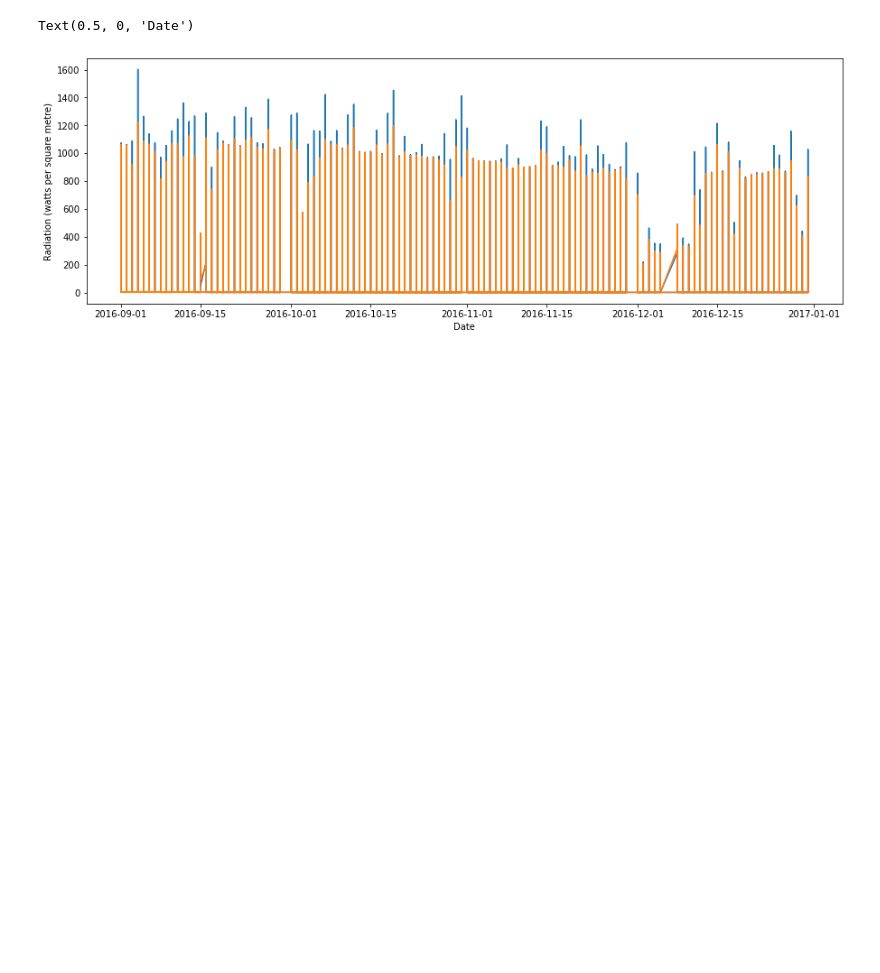
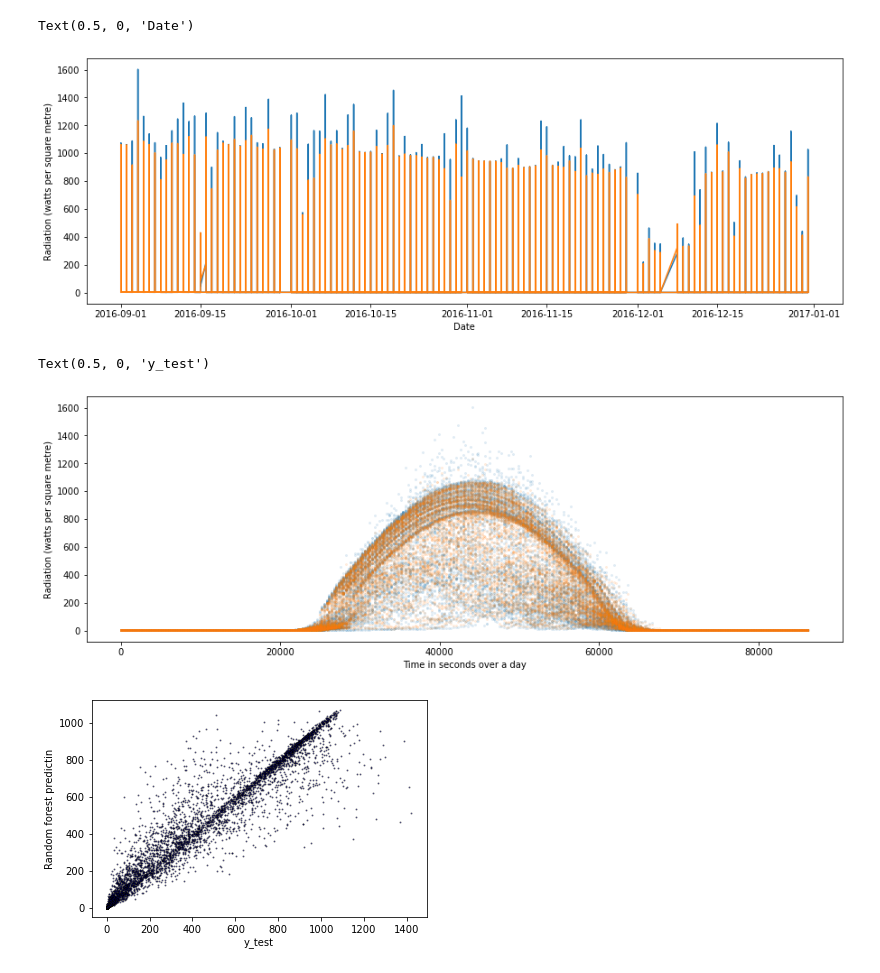
Before and after one commit to lclaxton/Solar_radiation_prediction, a Jupyter notebook: Solar_radiation_prediction.ipynb, the cells around one changed output. Cells and saved outputs as stored; diff of their text form; code cells hidden in the pictures; blank space fills up the shorter version.

```diff
--- a/Solar_radiation_prediction.ipynb
+++ b/Solar_radiation_prediction.ipynb
@@ -243,4 +249,33 @@ plt.xlabel('Date')
 # %% [output]
 Text(0.5, 0, 'Date')
 [figure]
+# %%
+plt.figure(figsize=(15,5))
+plt.plot(df.time_in_secs,df.Radiation,
+        linestyle='none',
+        marker='o',
+        alpha=0.1,
+        ms=2)
+plt.plot(df.time_in_secs,best_RF_pred_y,
+        linestyle='none',
+        marker='o',
+        alpha=0.1,
+        ms=2)
+plt.ylabel('Radiation (watts per square metre)')
+plt.xlabel('Time in seconds over a day')
+
+plt.figure()
+plt.plot(y_test,Best_RFR.predict(X_test),
+         linestyle ='none',
+         marker='o',
+         mfc='blue',
+         mec='k',
+        alpha=0.5,
+        ms=1)
+plt.ylabel('Random forest predictin')
+plt.xlabel('y_test')
+# %% [output]
+Text(0.5, 0, 'y_test')
+[figure, added]
+[figure, added]
 # %% [markdown]
```
Also changed, not shown: parts of 23 cells of this notebook.
